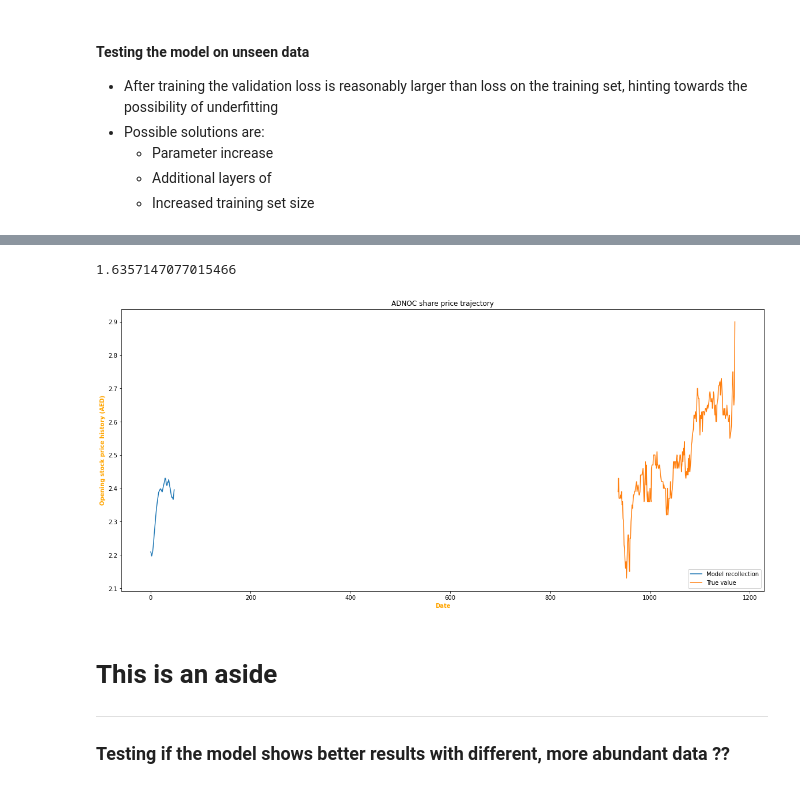
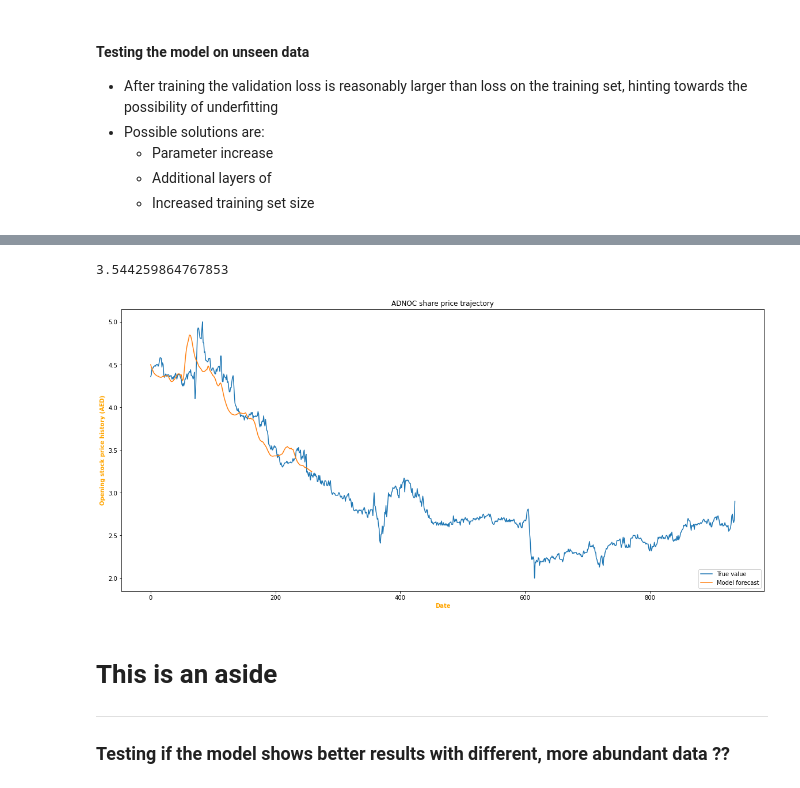
Before and after one commit to abdullamatar/LSTM-Financial-Forecaster, a Jupyter notebook: LSTM_forecaster.ipynb, the cells around one changed output, grey strips where cells are left out. Drawn from its saved outputs; the diff is of its cells as text; code cells hidden in the pictures.

Commit message:
things are shaping up, now its time to work on metrics and model eval

```diff
--- a/LSTM_forecaster.ipynb
+++ b/LSTM_forecaster.ipynb
@@ -44,7 +44,8 @@ unsplit_dat = pd.read_csv('./data/ADNOCDIST_Historical_Data.csv')
 # having shuffle flag set to true will lead to said sampling bias, earlier (2016-17) values are only around 2
 
 # !removed randomstate kwarg
-training_set, valid_and_test_set = train_test_split(unsplit_dat[['Open']].values, train_size=0.80, shuffle=False)
+training_set, valid_and_test_set = train_test_split(unsplit_dat[['Open']].values, test_size=0.80, shuffle=False)
+
 
 test_set, valid_set = train_test_split(valid_and_test_set, test_size=0.7, shuffle=False)
 
@@ -180,7 +181,7 @@ u
 def generate_model():
     model = Sequential()
     model.add(LSTM(units=100, return_sequences=True, input_shape=(X_train.shape[1],1)))
-    model.add(LSTM(units=100, return_sequences=False, activation='hard_sigmoid'))
+    model.add(LSTM(units=50, return_sequences=False, activation='hard_sigmoid'))
     # model.add(Dropout(0.05))
     # model.add(Dense(units=25))
     # model.add(Activation(custom_activation,name='tmp'))
@@ -216,8 +217,6 @@ _________________________________________________________________
 #### Training the model on the data:
 # %%
 %%time
-#The accuracy is not changing, maybe hinting that the optimizer has found a local minimum. IDK what to do but shall find out...
-history = lstm_model.fit(X_train, y_train, epochs=22,batch_size=32,validation_data=(X_valid,y_valid), verbose=1)
-# learner = lstm_model.fit(X_train, y_train, epochs=100,batch_size=32, verbose=2)
+history = lstm_model.fit(X_train, y_train, epochs=22,batch_size=32,validation_data=(X_valid,y_valid), verbose=2)
 # %% [output]
 Epoch 1/22
@@ -276,30 +294,31 @@ model_prediction.shape
 rootmse = np.sqrt(np.mean(model_prediction-y_test)**2)
 rootmse
 # %% [output]
-1.6357147077015466
+3.544259864767853
 # %%
 # TODO: Somethings def wrong w the slicing. Quick fix.
 totalset = unsplit_dat.filter(['Open'])
 # plt.plot(unsplit_dat[['Open']], color='orange',label='adnoc true share price')
-trainedData = totalset[len(training_set):]
-evalDat = totalset[:len(training_set)]
+# trainedData = totalset[len(training_set):]
+trainedData = training_set
+evalDat = valid_and_test_set
 forecast = model_prediction
 plt.figure(figsize=(20,9))
 
 plt.title('ADNOC share price trajectory')
 plt.xlabel('Date')
 plt.ylabel('Opening stock price history (AED)')
+# plt.plot(trainedData)
+plt.plot(evalDat)
 plt.plot(model_prediction)
-plt.plot(trainedData)
-# plt.plot(evalDat)
-plt.legend(['Model recollection', 'True value', 'Model forecast'], loc='lower right')
+plt.legend(['True value', 'Model forecast'], loc='lower right')
 # plt.legend(['Used history', 'True value', 'Model forecast'], loc='lower right')
 # evaluationData = unsplit_dat[valid_and_test_set.shape[0]:]
 
 # plt.plot(model_prediction, color='black',label='model prediction')
 plt.show()
 # %% [output]
-[figure, old version]
+[figure, new version]
 # %%
 lstm_model.save('transferable.h5')
 # %% [markdown]
```
Also changed, not shown: parts of 11 cells of this notebook, 1 other file.
